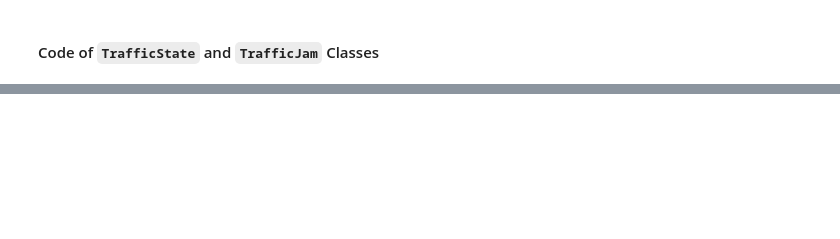
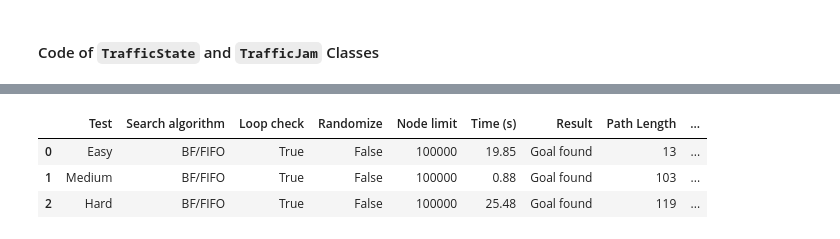
Before and after one commit to rjvb7424/AI-Robotics-Breif, a Jupyter notebook: Assignment_Part_1A_TrafficJam.ipynb, the cells around one changed output, grey strips where cells are left out. Cells and saved outputs as stored; diff of their text form; code cells hidden in the pictures; blank space fills up the shorter version.

Commit message:
feat: Code to display outputs of searches

```diff
--- a/Assignment_Part_1A_TrafficJam.ipynb
+++ b/Assignment_Part_1A_TrafficJam.ipynb
@@ -250,8 +268,8 @@ g = TrafficState(hard_goal)
 s.display()
 g.display()
 
-test_puzzle = TrafficJam(hard_initial,hard_goal)
-test_search = search( test_puzzle, 'BF/FIFO', 100000,
+hard_puzzle = TrafficJam(hard_initial,hard_goal)
+hard_search = search( hard_puzzle, 'BF/FIFO', 100000,
                       loop_check=True, randomise=False,
                       show_state_path=False, return_info=True)
 # %% [output]
@@ -317,8 +335,8 @@ g = TrafficState(medium_goal)
 s.display()
 g.display()
 
-test_puzzle = TrafficJam(medium_initial,medium_goal)
-test_search = search( test_puzzle, 'BF/FIFO', 100000,
+medium_puzzle = TrafficJam(medium_initial,medium_goal)
+medium_search = search( medium_puzzle, 'BF/FIFO', 100000,
                       loop_check=True, randomise=False,
                       show_state_path=False, return_info=True)
 # %% [output]
@@ -380,8 +398,8 @@ g = TrafficState(easy_goal)
 s.display()
 g.display()
 
-test_puzzle = TrafficJam(easy_initial,easy_goal)
-test_search = search( test_puzzle, 'BF/FIFO', 100000,
+easy_puzzle = TrafficJam(easy_initial,easy_goal)
+easy_search = search( easy_puzzle, 'BF/FIFO', 100000,
                       loop_check=True, randomise=False,
                       show_state_path=False, return_info=True)
 # %% [output]
@@ -421,0 +453,38 @@ Time taken = 10.4689 seconds
+# %%
+TEST_RESULTS = [easy_search, medium_search, hard_search]
+
+result_labels = {
+    "GOAL_STATE_FOUND": "Goal found",
+    "NODE_LIMIT_EXCEEDED": "Node limit exceeded",
+    "SEARH-SPACE_EXHAUSTED": "Search space exhausted",
+}
+
+rows = []
+for test_name, test in zip(("Easy", "Medium", "Hard"), TEST_RESULTS):
+    args = test["args"]
+    stats = test["search_stats"]
+    result = test["result"]
+    termination = result["termination_condition"]
+    heuristic = args["heuristic"]
+
+    rows.append({
+        "Test": test_name,
+        "Search algorithm": args["mode"],
+        "Loop check": args["loop_check"],
+        "Randomize": args["randomise"],
+        "Node limit": args["max_nodes"],
+        "Time (s)": round(stats["time_taken"], 2),
+        "Result": result_labels.get(termination, termination.replace("_", " ").title()),
+        "Path Length": result["path_length"],
+        "Nodes generated": stats["nodes_generated"],
+        "Nodes in queue": stats["nodes_left_in_queue"],
+        "Heuristic used": "Yes" if heuristic is not None else "No",
+    })
+
+df = pd.DataFrame(rows)
+display(df)
+# %% [output]
+|  | Test | Search algorithm | Loop check | Randomize | Node limit | Time (s) | Result | Path Length | ... |
+| 0 | Easy | BF/FIFO | True | False | 100000 | 19.85 | Goal found | 13 | ... |
+| 1 | Medium | BF/FIFO | True | False | 100000 | 0.88 | Goal found | 103 | ... |
+| 2 | Hard | BF/FIFO | True | False | 100000 | 25.48 | Goal found | 119 | ... |
```
Also changed, not shown: parts of 5 cells of this notebook.
